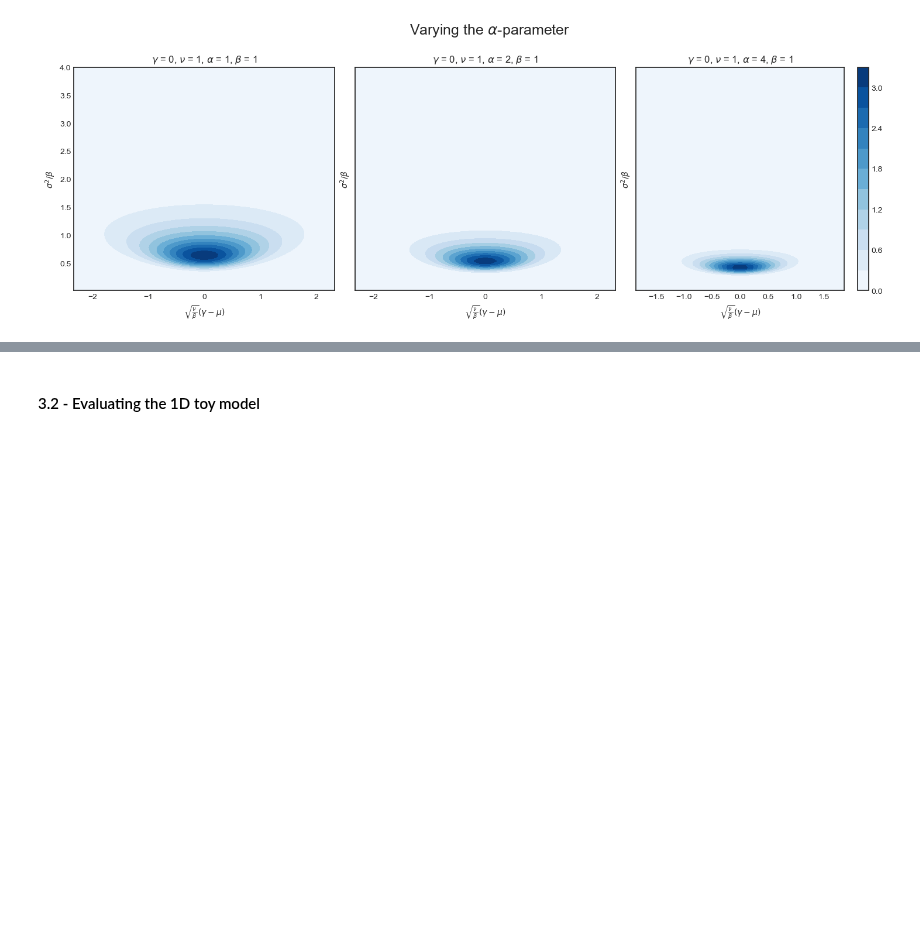
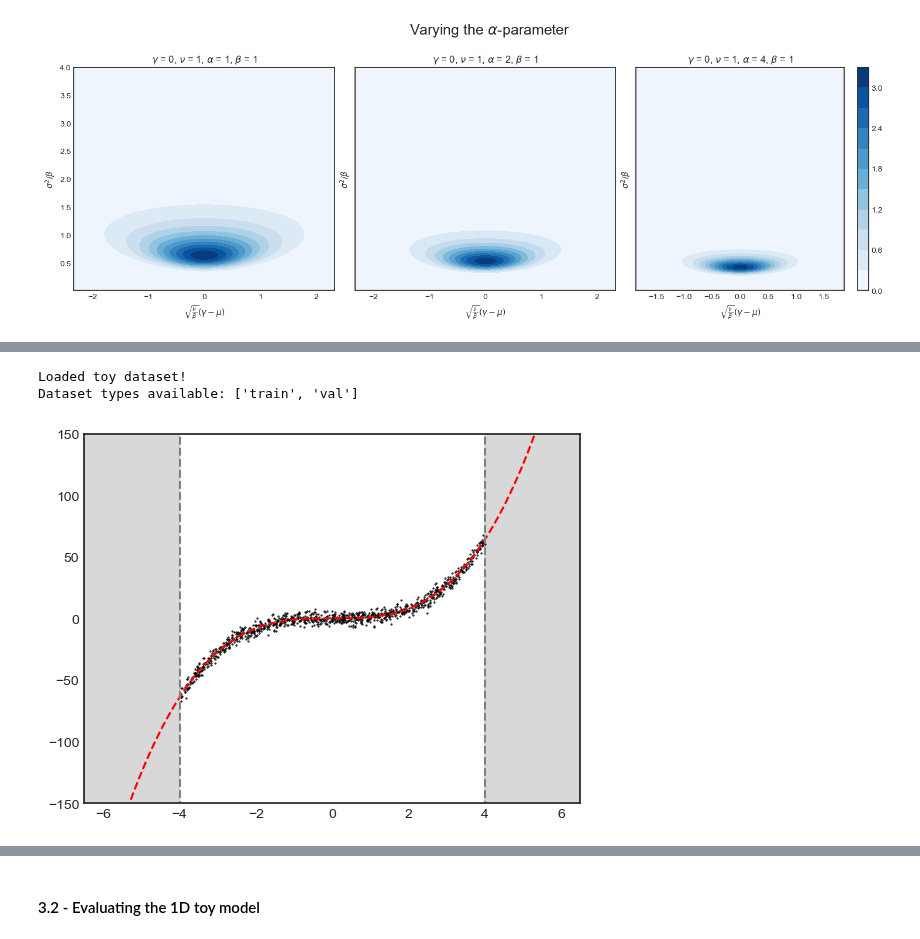
Before and after one commit to albertkjoller/uq-gnn, a Jupyter notebook: explainer_notebook.ipynb, the cells around one changed output, grey strips where cells are left out. Cells and saved outputs as stored; diff of their text form; code cells hidden in the pictures; blank space fills up the shorter version.

```diff
--- a/explainer_notebook.ipynb
+++ b/explainer_notebook.ipynb
@@ -213,0 +269,24 @@ Thinking of aleatoric and epistemic uncertainties for multi-dimensional data is
+# %%
+from content.modules.utils import load_data
+
+# Specify arguments for the load_data function
+DATA_DIR = f'data'
+DATASET = 'TOY1D'
+BATCH_SIZE = 128
+N_POINTS = 1024
+DEVICE ='cuda'
+
+# Create configuration dictionary
+args = OmegaConf.create({'data_dir': DATA_DIR, 'dataset': DATASET, 'N_points': N_POINTS, 'toy_noise_level': 3,
+                         'batch_size': BATCH_SIZE, 'device': DEVICE})
+
+# Create dataloaders
+dataloaders = load_data(args)
+print(f"Loaded toy dataset!\nDataset types available: {[type_ for type_ in dataloaders.keys() if dataloaders[type_] != None]}")
+# %% [output]
+Loaded toy dataset!
+Dataset types available: ['train', 'val']
+# %%
+dataloaders['val'].visualize_dataset()
+# %% [output]
+[figure, added]
```
Also changed, not shown: parts of 19 cells of this notebook, 2 other files.
